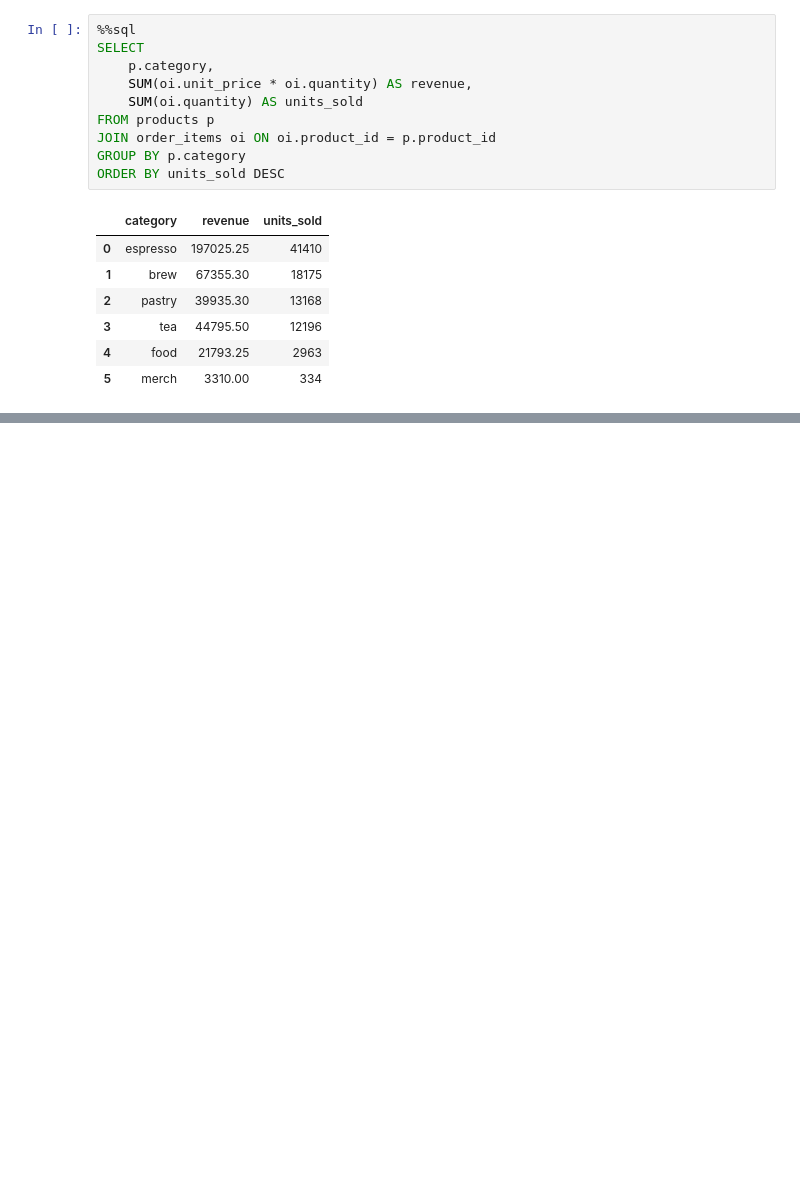
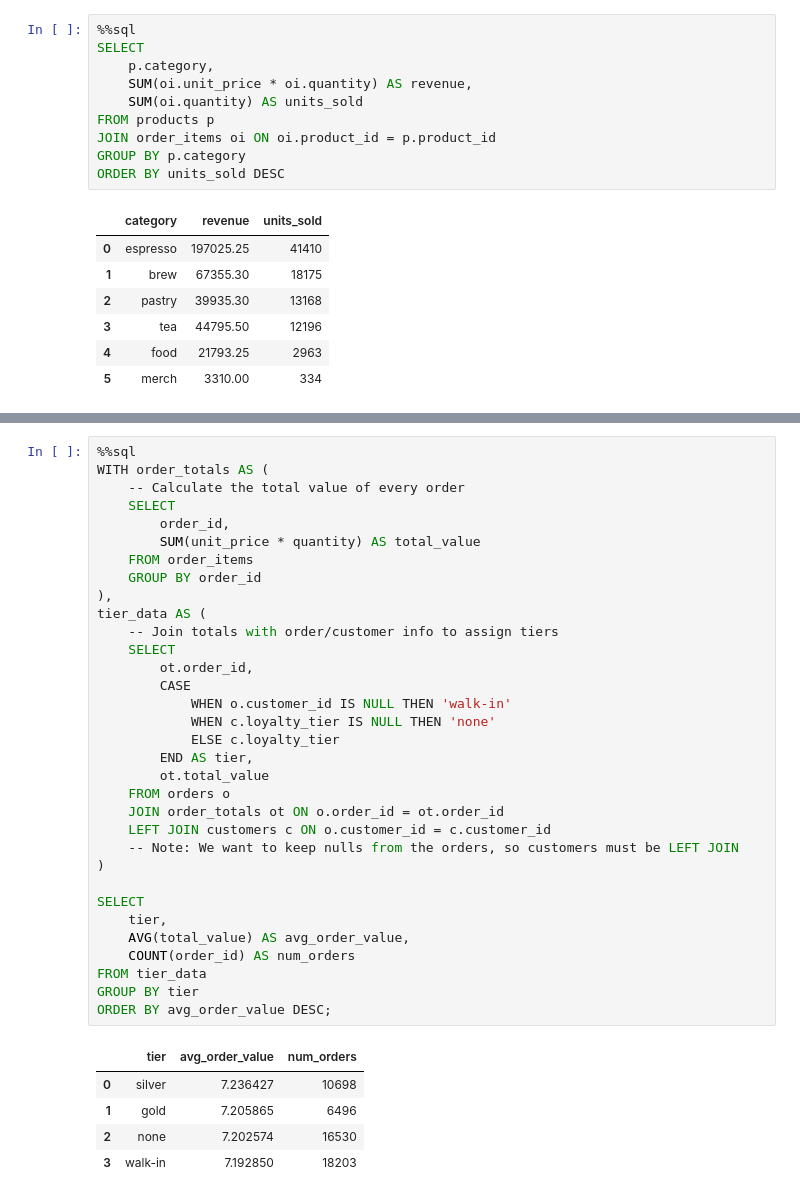
Before and after one commit to anguy22/anguy22.github.io, a Jupyter notebook: Assignment1.ipynb, the cells around one changed output, grey strips where cells are left out. Saved outputs shown, nothing was run; the diff lists cells and outputs as text; blank space fills up the shorter version.

```diff
--- a/Assignment1.ipynb
+++ b/Assignment1.ipynb
@@ -171,0 +245,39 @@ ORDER BY units_sold DESC
+# %%
+%%sql
+WITH order_totals AS (
+    -- Calculate the total value of every order
+    SELECT
+        order_id,
+        SUM(unit_price * quantity) AS total_value
+    FROM order_items
+    GROUP BY order_id
+),
+tier_data AS (
+    -- Join totals with order/customer info to assign tiers
+    SELECT
+        ot.order_id,
+        CASE
+            WHEN o.customer_id IS NULL THEN 'walk-in'
+            WHEN c.loyalty_tier IS NULL THEN 'none'
+            ELSE c.loyalty_tier
+        END AS tier,
+        ot.total_value
+    FROM orders o
+    JOIN order_totals ot ON o.order_id = ot.order_id
+    LEFT JOIN customers c ON o.customer_id = c.customer_id
+    -- Note: We want to keep nulls from the orders, so customers must be LEFT JOIN
+)
+
+SELECT
+    tier,
+    AVG(total_value) AS avg_order_value,
+    COUNT(order_id) AS num_orders
+FROM tier_data
+GROUP BY tier
+ORDER BY avg_order_value DESC;
+# %% [output]
+|  | tier | avg_order_value | num_orders |
+| 0 | silver | 7.236427 | 10698 |
+| 1 | gold | 7.205865 | 6496 |
+| 2 | none | 7.202574 | 16530 |
+| 3 | walk-in | 7.192850 | 18203 |
```
Also changed, not shown: parts of 15 cells of this notebook.
